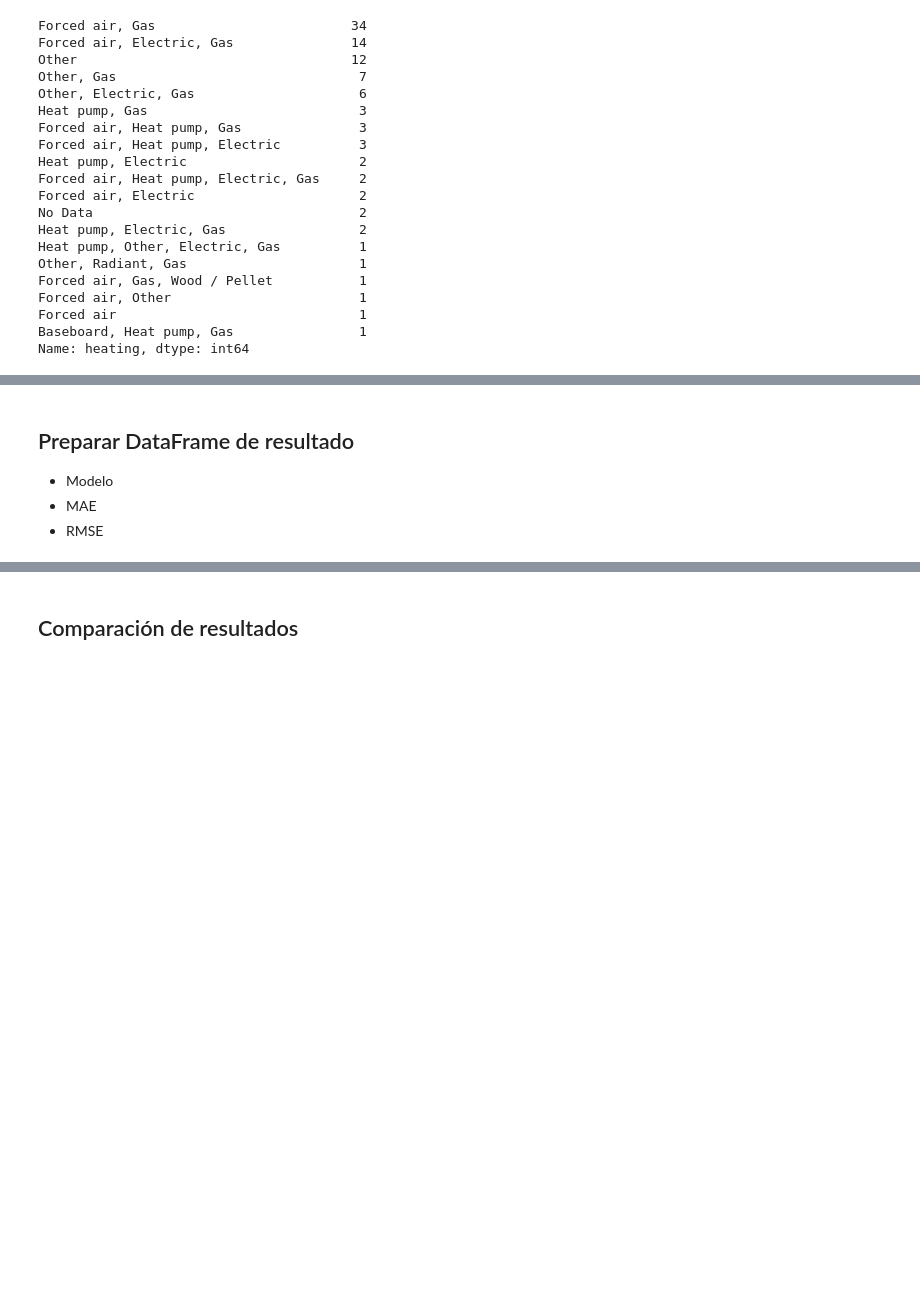
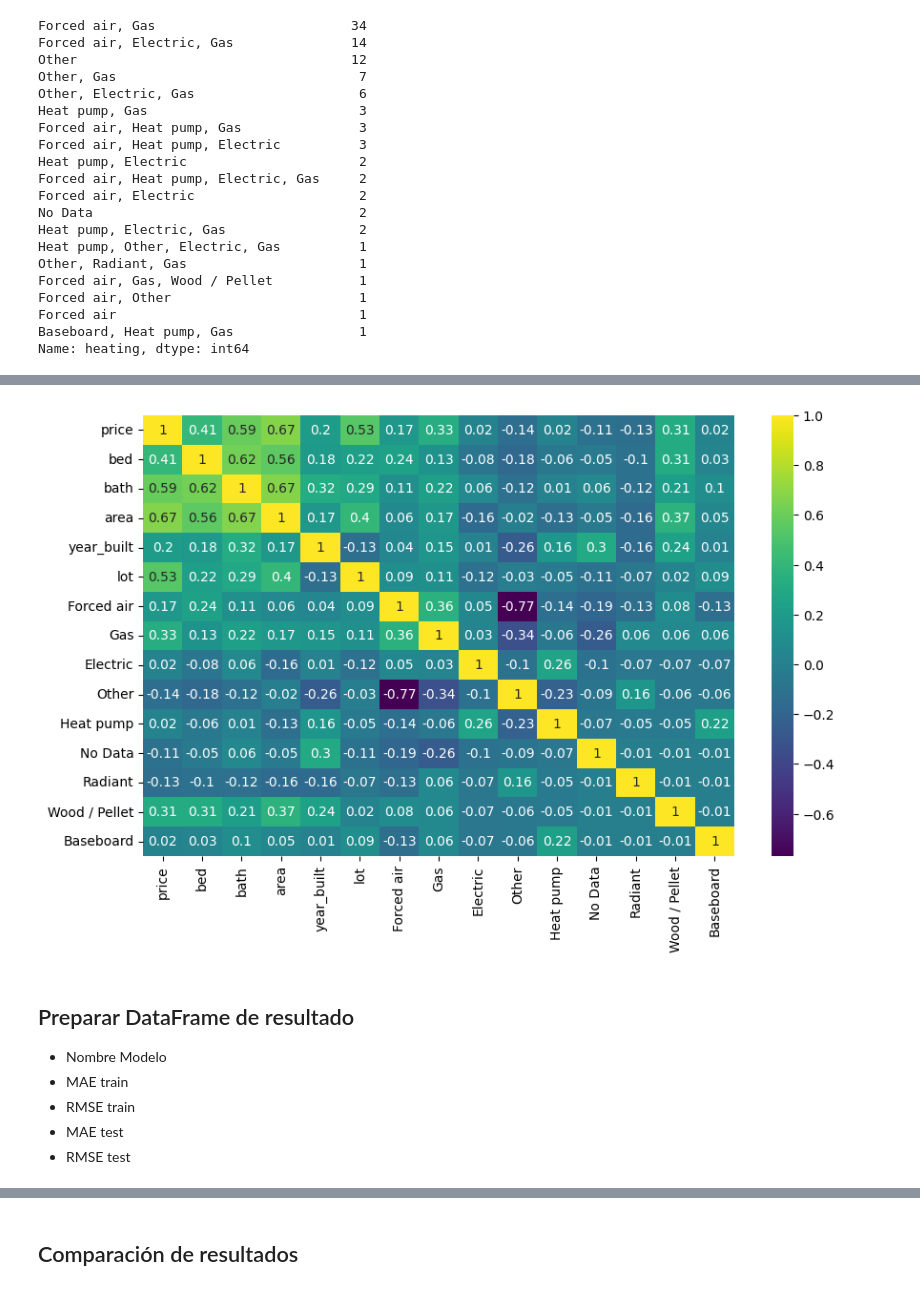
Before and after one commit to nyainamalala/curso_analisisdatos_malala_kamorynyaina, a Jupyter notebook: m6-ml/2.Regresion/4.Regresion_pipeline.ipynb, the cells around one changed output, grey strips where cells are left out. Drawn from its saved outputs; the diff is of its cells as text; code cells hidden in the pictures; blank space fills up the shorter version.

```diff
--- a/m6-ml/2.Regresion/4.Regresion_pipeline.ipynb
+++ b/m6-ml/2.Regresion/4.Regresion_pipeline.ipynb
@@ -415,5 +440,7 @@ Name: heating, dtype: int64
 # %%
-heating_types = ['Forced air', 'Gas', 'Electric', 'Other', 'Heat pump', 'No Data', 'Radiant', 'Wood / Pellet', 'Baseboard']
+heating_types = ['Forced air', 'Gas', 'Electric', 'Other', 'Heat pump', 'No Data', 'Radiant', 'Wood / Pellet', 'Baseboard' ]
 
 for heating_type in heating_types:
-    df[heating_type] = df['heating'].apply(lambda x: int(heating_type))
+    df[heating_type] = df['heating'].apply(lambda x: int(heating_type in x))
+
+df.head()
@@ -420,6 +454,14 @@ for heating_type in heating_types:
+# %%
+plt.figure(figsize=(10, 6))
+df_corr = df.corr(numeric_only=True).round(2)
+sns.heatmap(df_corr, cmap='viridis', annot=True);
+# %% [output]
+[figure, added]
 # %% [markdown]
 ## Preparar DataFrame de resultado
 
-* Modelo
-* MAE
-* RMSE
+* Nombre Modelo
+* MAE train
+* RMSE train
+* MAE test
+* RMSE test
```
Also changed, not shown: parts of 27 cells of this notebook.
